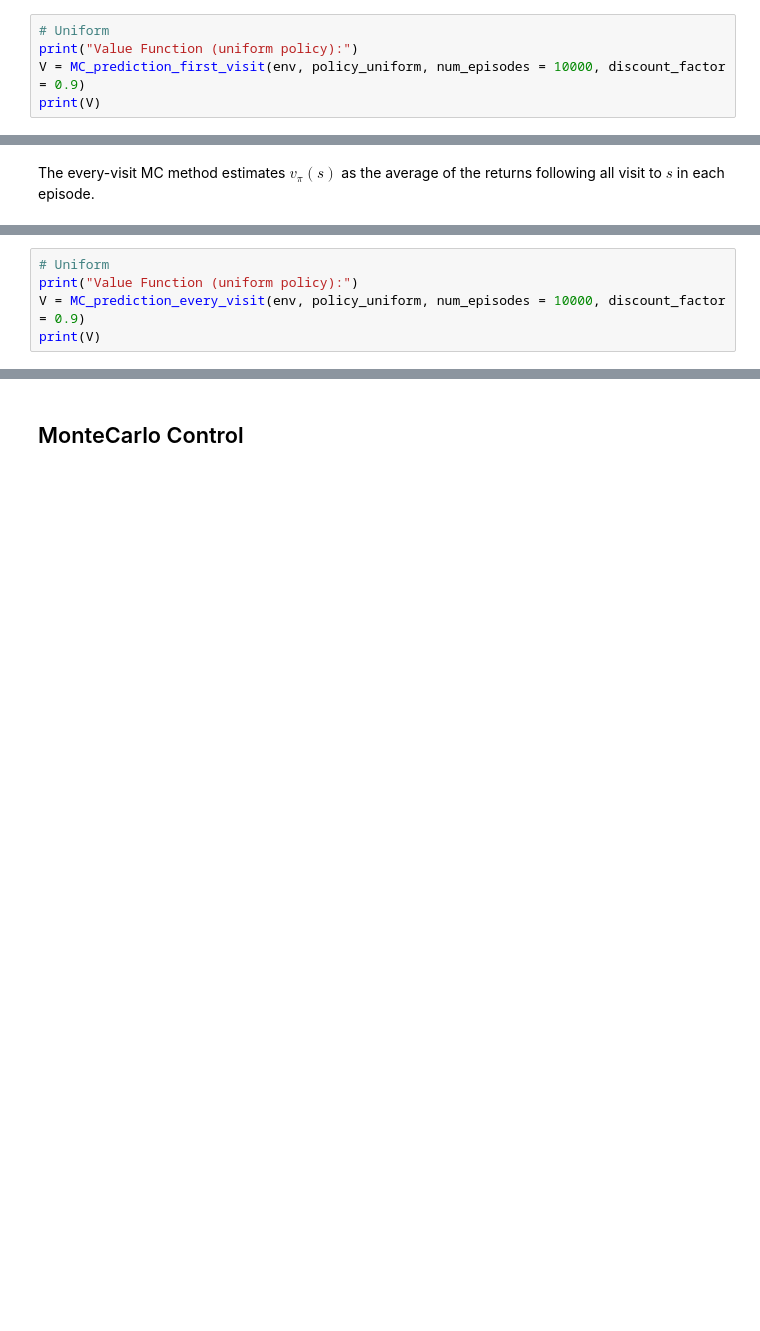
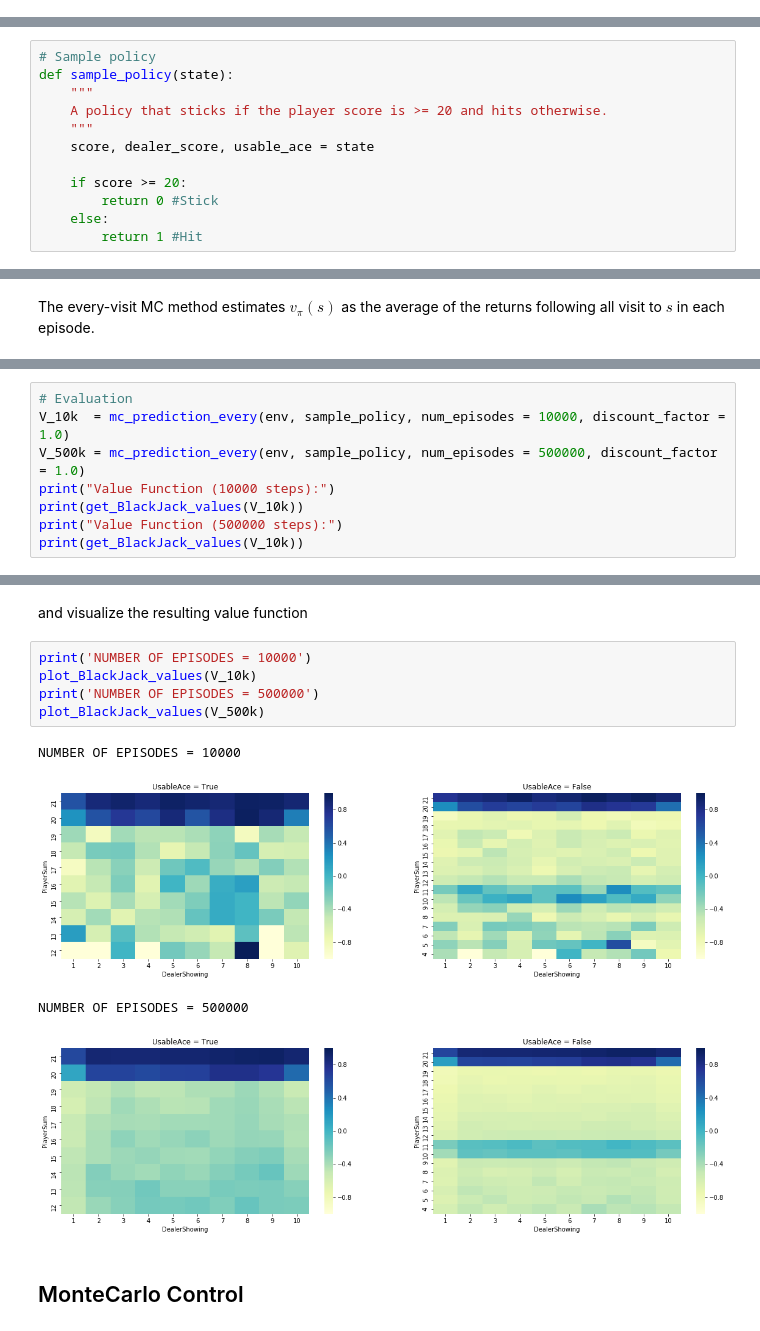
Before and after one commit to pablocarreraflorez/TFM-reinforcement-learning, a Jupyter notebook: RL_OpenAI_gym .ipynb, the cells around one changed output, grey strips where cells are left out. Saved outputs shown, nothing was run; the diff lists cells and outputs as text; blank space fills up the shorter version.

```diff
--- a/RL_OpenAI_gym .ipynb
+++ b/RL_OpenAI_gym .ipynb
@@ -756,5 +724,0 @@ def MC_prediction_first_visit(env, policy, num_episodes = 1000, discount_factor
-# %%
-# Uniform
-print("Value Function (uniform policy):")
-V = MC_prediction_first_visit(env, policy_uniform, num_episodes = 10000, discount_factor = 0.9)
-print(V)
@@ -763,0 +779,12 @@ AttributeError: 'BlackjackEnv' object has no attribute 'nS'
+# %%
+# Sample policy
+def sample_policy(state):
+    """
+    A policy that sticks if the player score is >= 20 and hits otherwise.
+    """
+    score, dealer_score, usable_ace = state
+
+    if score >= 20:
+        return 0 #Stick
+    else:
+        return 1 #Hit
@@ -814,5 +882,0 @@ def MC_prediction_every_visit(env, policy, num_episodes = 1000, discount_factor
-# %%
-# Uniform
-print("Value Function (uniform policy):")
-V = MC_prediction_every_visit(env, policy_uniform, num_episodes = 10000, discount_factor = 0.9)
-print(V)
@@ -818,0 +936,8 @@ print(V)
+# %%
+# Evaluation
+V_10k  = mc_prediction_every(env, sample_policy, num_episodes = 10000, discount_factor = 1.0)
+V_500k = mc_prediction_every(env, sample_policy, num_episodes = 500000, discount_factor = 1.0)
+print("Value Function (10000 steps):")
+print(get_BlackJack_values(V_10k))
+print("Value Function (500000 steps):")
+print(get_BlackJack_values(V_10k))
@@ -819,3 +962,15 @@ print(V)
+# %% [markdown]
+and visualize the resulting value function
+# %%
+print('NUMBER OF EPISODES = 10000')
+plot_BlackJack_values(V_10k)
+print('NUMBER OF EPISODES = 500000')
+plot_BlackJack_values(V_500k)
+# %% [output]
+NUMBER OF EPISODES = 10000
+[figure, added]
+NUMBER OF EPISODES = 500000
+[figure, added]
 # %% [markdown]
 ## MonteCarlo Control
 # %% [markdown]
```
Also changed, not shown: parts of 58 cells of this notebook, 2 other files.
